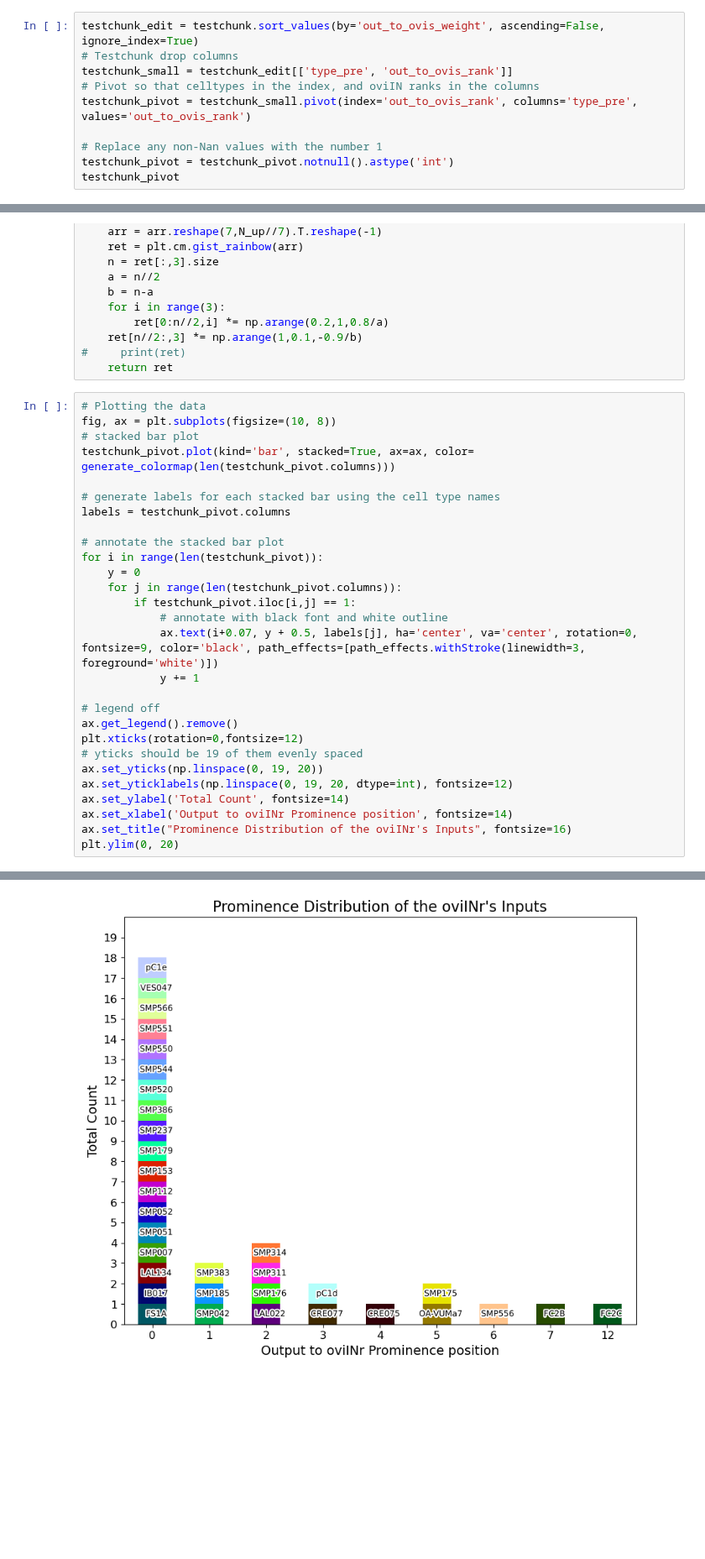
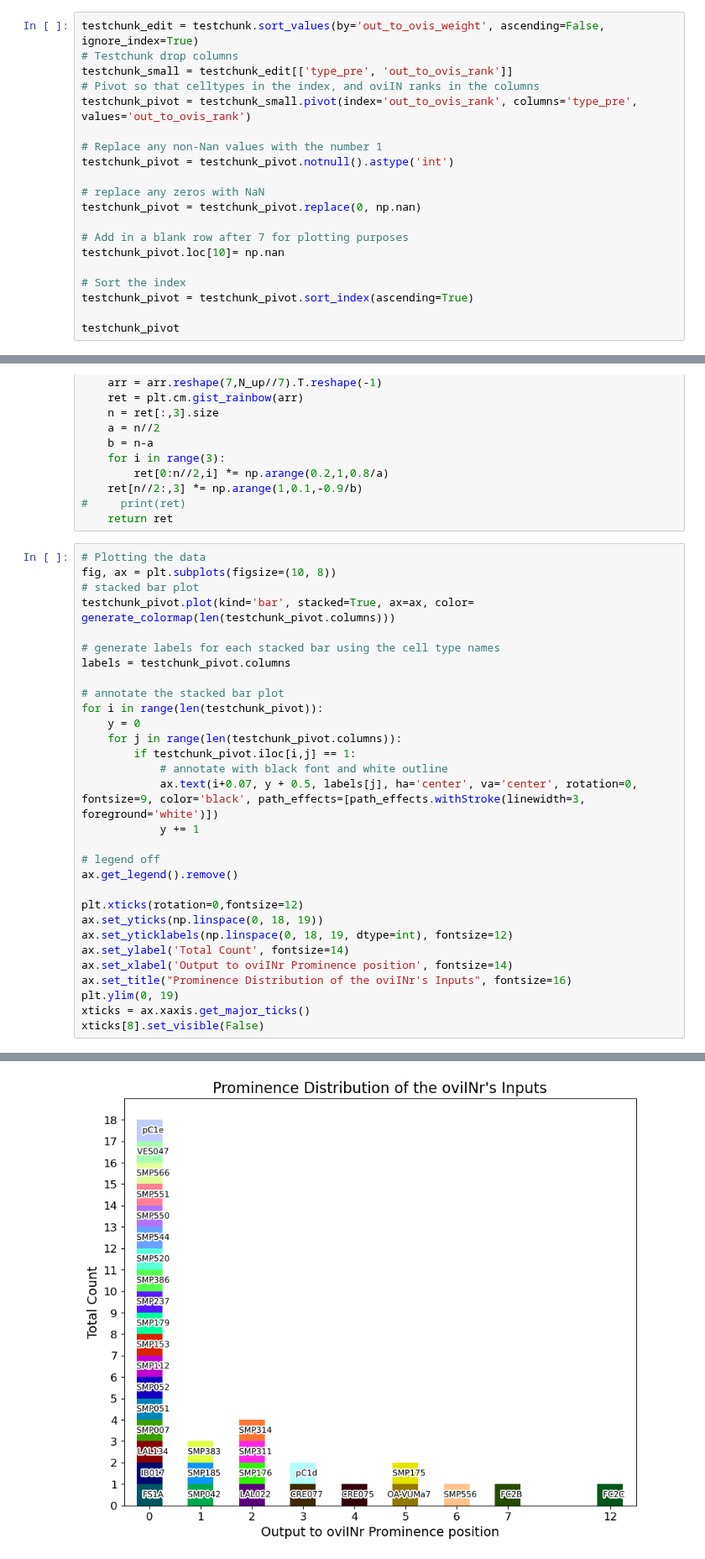
Before and after one commit to RhessaWL/flybrain-clustering, a Jupyter notebook: oviIN_prominencefig.ipynb, the cells around one changed output, grey strips where cells are left out. Shown at 84% size. Cells and saved outputs as stored; diff of their text form; blank space fills up the shorter version.

```diff
--- a/oviIN_prominencefig.ipynb
+++ b/oviIN_prominencefig.ipynb
@@ -103,6 +104,16 @@ testchunk_pivot = testchunk_small.pivot(index='out_to_ovis_rank', columns='type_
 
 # Replace any non-Nan values with the number 1
 testchunk_pivot = testchunk_pivot.notnull().astype('int')
+
+# replace any zeros with NaN
+testchunk_pivot = testchunk_pivot.replace(0, np.nan)
+
+# Add in a blank row after 7 for plotting purposes
+testchunk_pivot.loc[10]= np.nan
+
+# Sort the index
+testchunk_pivot = testchunk_pivot.sort_index(ascending=True)
+
 testchunk_pivot
 # %% [output]
 | type_pre | CRE075 | CRE077 | FC2B | FC2C | FS1A | IB017 | LAL022 | LAL134 | OA-VUMa7 | SMP007 | ... |
@@ -155,12 +167,14 @@ for i in range(len(testchunk_pivot)):
 
 # legend off
 ax.get_legend().remove()
+
 plt.xticks(rotation=0,fontsize=12)
-# yticks should be 19 of them evenly spaced
-ax.set_yticks(np.linspace(0, 19, 20))
-ax.set_yticklabels(np.linspace(0, 19, 20, dtype=int), fontsize=12)
+ax.set_yticks(np.linspace(0, 18, 19))
+ax.set_yticklabels(np.linspace(0, 18, 19, dtype=int), fontsize=12)
 ax.set_ylabel('Total Count', fontsize=14)
 ax.set_xlabel('Output to oviINr Prominence position', fontsize=14)
 ax.set_title("Prominence Distribution of the oviINr's Inputs", fontsize=16)
-plt.ylim(0, 20)
+plt.ylim(0, 19)
+xticks = ax.xaxis.get_major_ticks()
+xticks[8].set_visible(False)
 # %% [output]
@@ -168,4 +181,4 @@ plt.ylim(0, 20)
-[figure, old version]
+[figure, new version]
 # %%
 fig, ax = plt.subplots(figsize=(10, 8))
 # stacked bar plot
```
Also changed, not shown: parts of 4 cells of this notebook, 6 other files.
